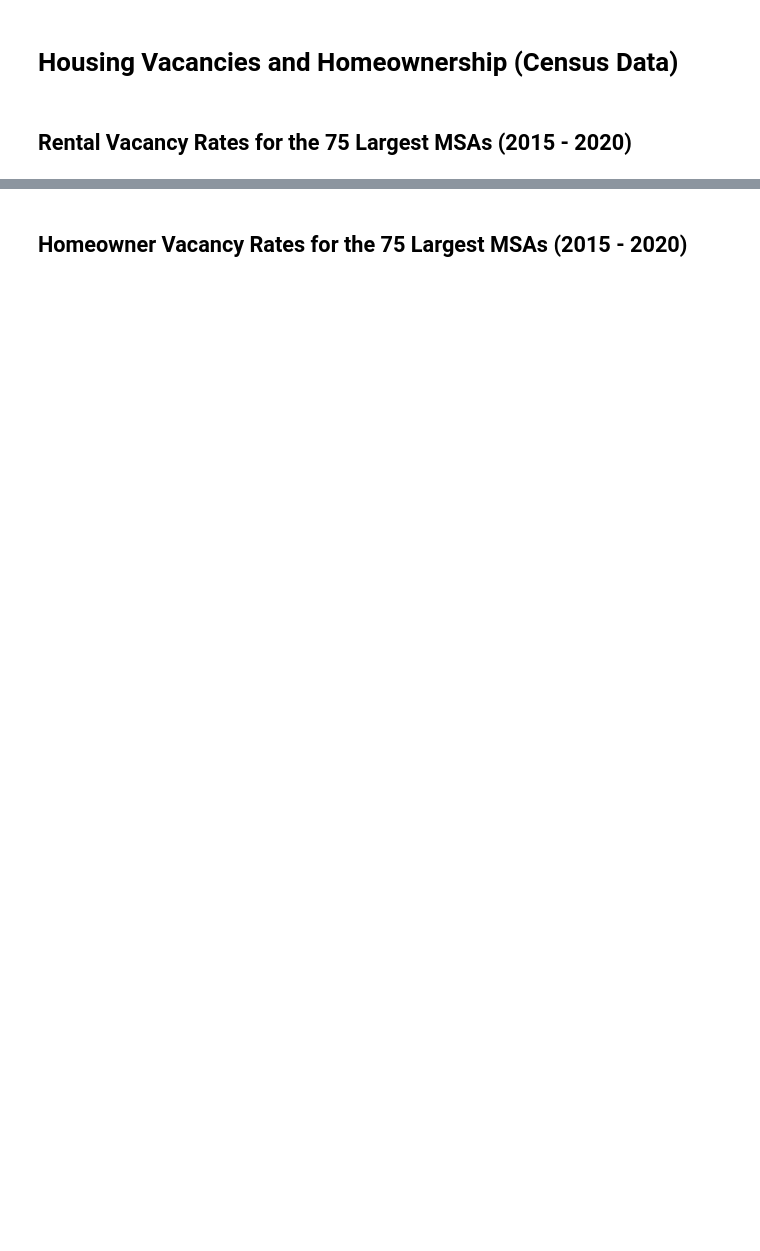
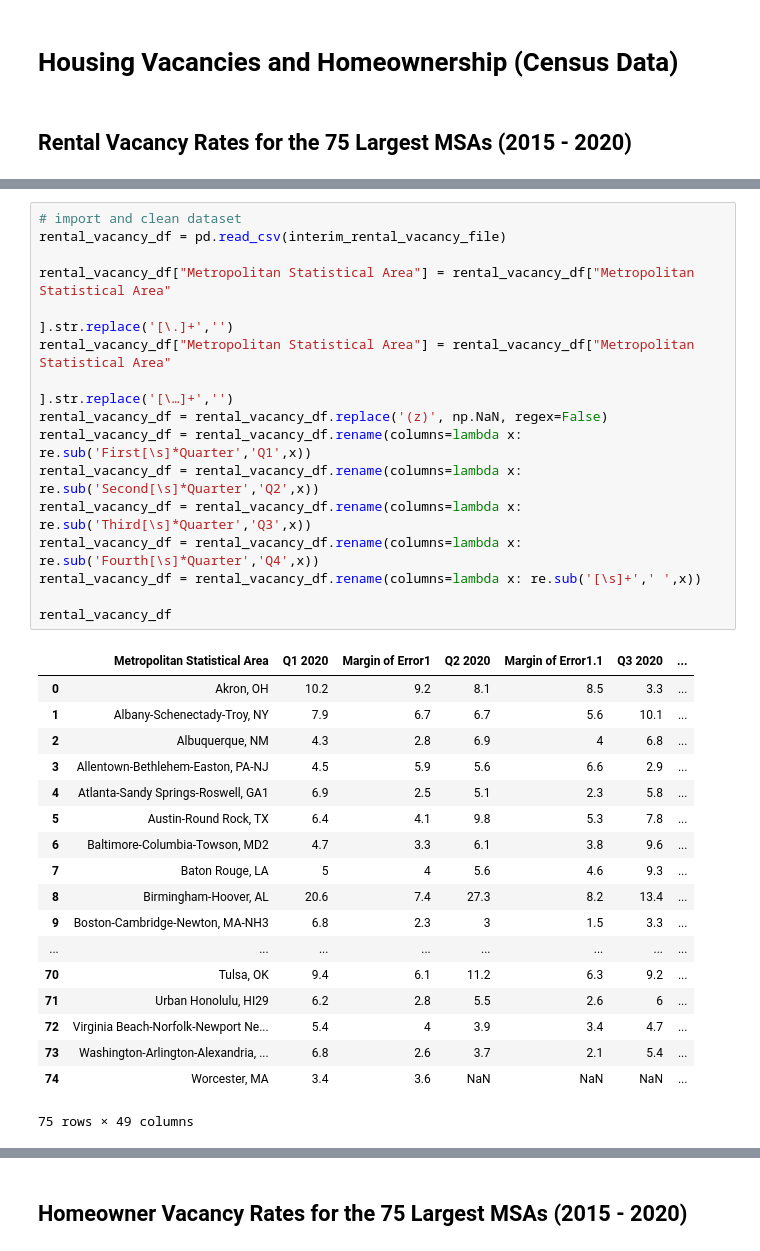
Before and after one commit to jamilao/housing-and-covid19, a Jupyter notebook: notebooks/census-and-covid.ipynb, the cells around one changed output, grey strips where cells are left out. Drawn from its saved outputs; the diff is of its cells as text; blank space fills up the shorter version.

Commit message:
cleaning census data

```diff
--- a/notebooks/census-and-covid.ipynb
+++ b/notebooks/census-and-covid.ipynb
@@ -38,0 +28,35 @@ rental_vacancy_df.head()
+# %%
+# import and clean dataset
+rental_vacancy_df = pd.read_csv(interim_rental_vacancy_file)
+
+rental_vacancy_df["Metropolitan Statistical Area"] = rental_vacancy_df["Metropolitan Statistical Area"
+                                                                      ].str.replace('[\.]+','')
+rental_vacancy_df["Metropolitan Statistical Area"] = rental_vacancy_df["Metropolitan Statistical Area"
+                                                                      ].str.replace('[\…]+','')
+rental_vacancy_df = rental_vacancy_df.replace('(z)', np.NaN, regex=False)
+rental_vacancy_df = rental_vacancy_df.rename(columns=lambda x: re.sub('First[\s]*Quarter','Q1',x))
+rental_vacancy_df = rental_vacancy_df.rename(columns=lambda x: re.sub('Second[\s]*Quarter','Q2',x))
+rental_vacancy_df = rental_vacancy_df.rename(columns=lambda x: re.sub('Third[\s]*Quarter','Q3',x))
+rental_vacancy_df = rental_vacancy_df.rename(columns=lambda x: re.sub('Fourth[\s]*Quarter','Q4',x))
+rental_vacancy_df = rental_vacancy_df.rename(columns=lambda x: re.sub('[\s]+',' ',x))
+
+rental_vacancy_df
+# %% [output]
+|  | Metropolitan Statistical Area | Q1 2020 | Margin of Error1 | Q2 2020 | Margin of Error1.1 | Q3 2020 | ... |
+| 0 | Akron, OH | 10.2 | 9.2 | 8.1 | 8.5 | 3.3 | ... |
+| 1 | Albany-Schenectady-Troy, NY | 7.9 | 6.7 | 6.7 | 5.6 | 10.1 | ... |
+| 2 | Albuquerque, NM | 4.3 | 2.8 | 6.9 | 4 | 6.8 | ... |
+| 3 | Allentown-Bethlehem-Easton, PA-NJ | 4.5 | 5.9 | 5.6 | 6.6 | 2.9 | ... |
+| 4 | Atlanta-Sandy Springs-Roswell, GA1 | 6.9 | 2.5 | 5.1 | 2.3 | 5.8 | ... |
+| 5 | Austin-Round Rock, TX | 6.4 | 4.1 | 9.8 | 5.3 | 7.8 | ... |
+| 6 | Baltimore-Columbia-Towson, MD2 | 4.7 | 3.3 | 6.1 | 3.8 | 9.6 | ... |
+| 7 | Baton Rouge, LA | 5 | 4 | 5.6 | 4.6 | 9.3 | ... |
+| 8 | Birmingham-Hoover, AL | 20.6 | 7.4 | 27.3 | 8.2 | 13.4 | ... |
+| 9 | Boston-Cambridge-Newton, MA-NH3 | 6.8 | 2.3 | 3 | 1.5 | 3.3 | ... |
+| ... | ... | ... | ... | ... | ... | ... | ... |
+| 70 | Tulsa, OK | 9.4 | 6.1 | 11.2 | 6.3 | 9.2 | ... |
+| 71 | Urban Honolulu, HI29 | 6.2 | 2.8 | 5.5 | 2.6 | 6 | ... |
+| 72 | Virginia Beach-Norfolk-Newport Ne... | 5.4 | 4 | 3.9 | 3.4 | 4.7 | ... |
+| 73 | Washington-Arlington-Alexandria, ... | 6.8 | 2.6 | 3.7 | 2.1 | 5.4 | ... |
+| 74 | Worcester, MA | 3.4 | 3.6 | NaN | NaN | NaN | ... |
+75 rows × 49 columns
```
Also changed, not shown: parts of 9 cells of this notebook.
